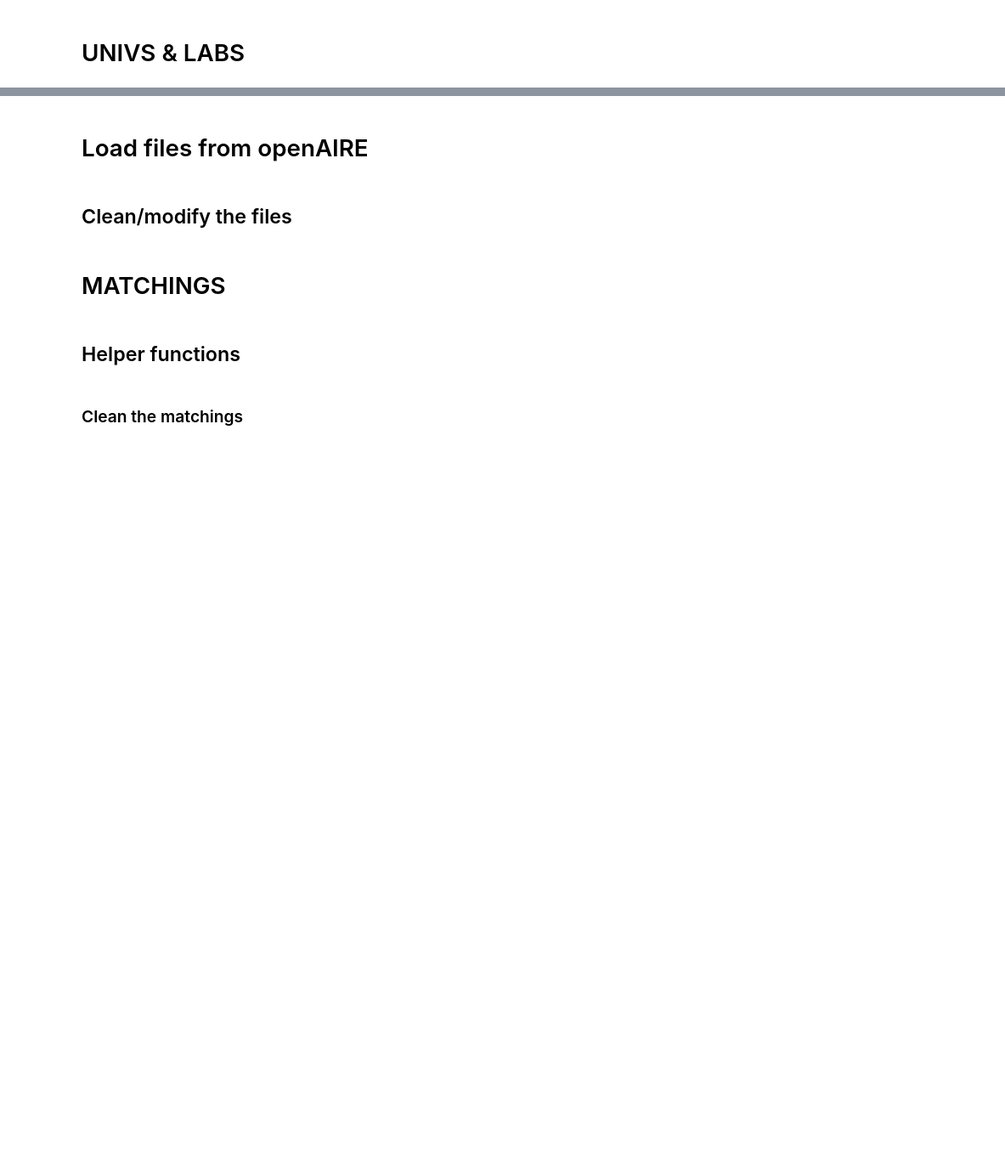
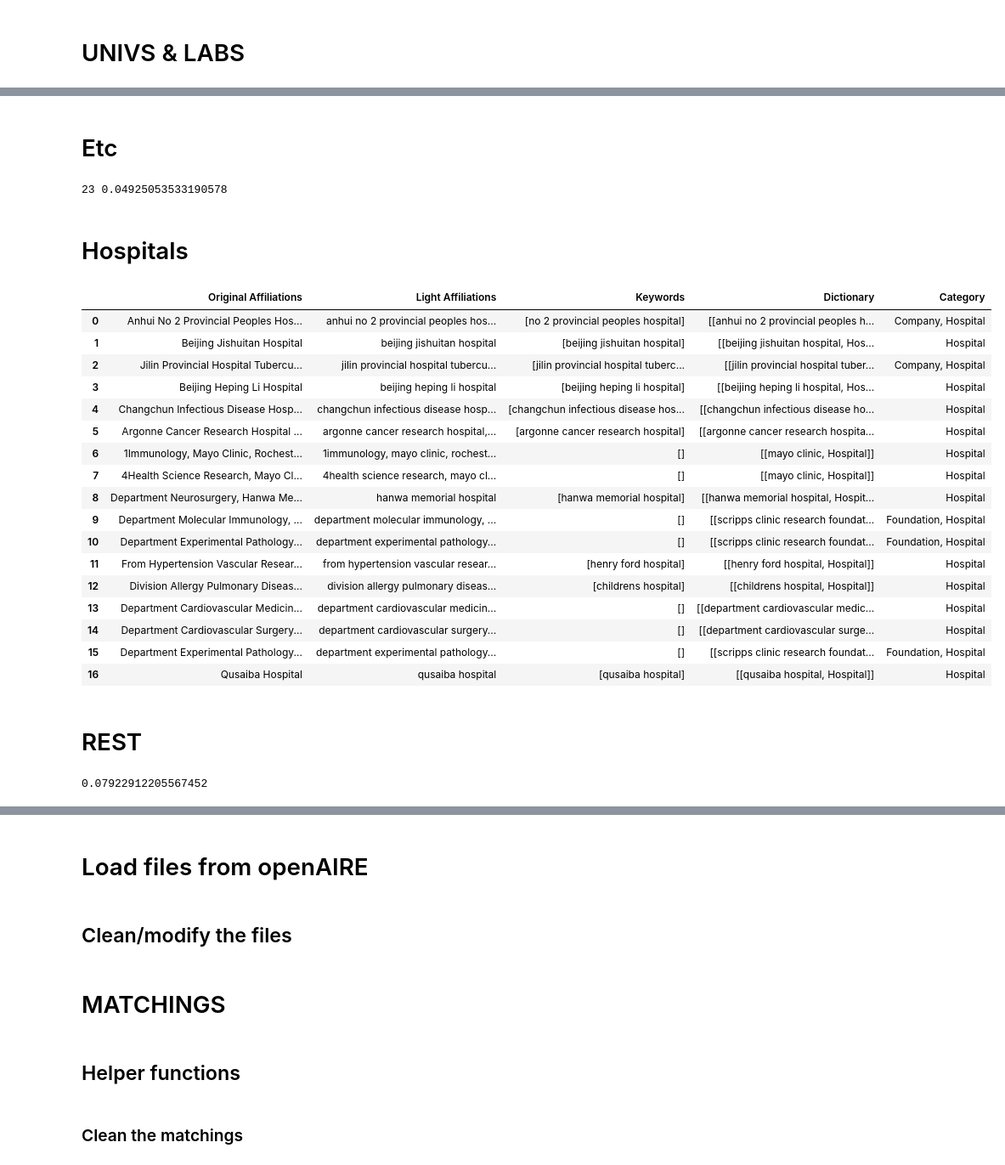
Before and after one commit to mkallipo/affiliation-matching, a Jupyter notebook: matching.ipynb, the cells around one changed output, grey strips where cells are left out. Shown: that part at 85% size. Cells and saved outputs as stored; diff of their text form; code cells hidden in the pictures; blank space fills up the shorter version.

```diff
--- a/matching.ipynb
+++ b/matching.ipynb
@@ -512,2 +658,4 @@ len(affilDF1[affilDF1['category'] == 'Rest'])
+# %%
+affDF['Keywords'] = affiliationsSimpleN
 # %% [markdown]
 # UNIVS & LABS
@@ -514,3 +674,3 @@ len(affilDF1[affilDF1['category'] == 'Rest'])
 # %%
-univLabs = [i for i in range(len(affilDF1)) if 'Laboratory' in affilDF1['category'].iloc[i]
-            or 'Univ/Inst' in  affilDF1['category'].iloc[i]]
+univLabs = [i for i in range(len(affDF)) if 'Laboratory' in affDF['Category'].iloc[i]
+            or 'Univ/Inst' in  affDF['Category'].iloc[i]]
@@ -521,0 +705,49 @@ univLabsDF.drop(columns = ['index'], inplace = True)
+# %% [markdown]
+# Etc
+# %%
+Etc = [i for i in range(len(affDF)) if i not in univLabs and ('Hospital'  in  affDF['Category'].iloc[i]
+            or 'Foundation' in  affDF['Category'].iloc[i]
+            or 'Company' in  affDF['Category'].iloc[i]
+            or 'Museum' in  affDF['Category'].iloc[i]
+            or 'Government' in  affDF['Category'].iloc[i])]
+
+
+EtcDF = affDF.iloc[Etc].copy()
+EtcDF.reset_index(inplace = True)
+EtcDF.drop(columns = ['index'], inplace = True)
+
+print(len(Etc), len(Etc)/len(affDF))
+# %% [output]
+23 0.04925053533190578
+# %% [markdown]
+# Hospitals
+# %%
+hospitals = [i for i in range(len(affDF)) if i not in univLabs and 'Hospital' in affDF['Category'].iloc[i]]
+# %%
+
+hospitalDF = affDF.iloc[hospitals].copy()
+hospitalDF.reset_index(inplace = True)
+hospitalDF.drop(columns = ['index'], inplace = True)
+# %%
+hospitalDF
+# %% [output]
+|  | Original Affiliations | Light Affiliations | Keywords | Dictionary | Category |
+| 0 | Anhui No 2 Provincial Peoples Hos... | anhui no 2 provincial peoples hos... | [no 2 provincial peoples hospital] | [[anhui no 2 provincial peoples h... | Company, Hospital |
+| 1 | Beijing Jishuitan Hospital | beijing jishuitan hospital | [beijing jishuitan hospital] | [[beijing jishuitan hospital, Hos... | Hospital |
+| 2 | Jilin Provincial Hospital Tubercu... | jilin provincial hospital tubercu... | [jilin provincial hospital tuberc... | [[jilin provincial hospital tuber... | Company, Hospital |
+| 3 | Beijing Heping Li Hospital | beijing heping li hospital | [beijing heping li hospital] | [[beijing heping li hospital, Hos... | Hospital |
+| 4 | Changchun Infectious Disease Hosp... | changchun infectious disease hosp... | [changchun infectious disease hos... | [[changchun infectious disease ho... | Hospital |
+| 5 | Argonne Cancer Research Hospital ... | argonne cancer research hospital,... | [argonne cancer research hospital] | [[argonne cancer research hospita... | Hospital |
+| 6 | 1Immunology, Mayo Clinic, Rochest... | 1immunology, mayo clinic, rochest... | [] | [[mayo clinic, Hospital]] | Hospital |
+| 7 | 4Health Science Research, Mayo Cl... | 4health science research, mayo cl... | [] | [[mayo clinic, Hospital]] | Hospital |
+| 8 | Department Neurosurgery, Hanwa Me... | hanwa memorial hospital | [hanwa memorial hospital] | [[hanwa memorial hospital, Hospit... | Hospital |
+| 9 | Department Molecular Immunology, ... | department molecular immunology, ... | [] | [[scripps clinic research foundat... | Foundation, Hospital |
+| 10 | Department Experimental Pathology... | department experimental pathology... | [] | [[scripps clinic research foundat... | Foundation, Hospital |
+| 11 | From Hypertension Vascular Resear... | from hypertension vascular resear... | [henry ford hospital] | [[henry ford hospital, Hospital]] | Hospital |
+| 12 | Division Allergy Pulmonary Diseas... | division allergy pulmonary diseas... | [childrens hospital] | [[childrens hospital, Hospital]] | Hospital |
+| 13 | Department Cardiovascular Medicin... | department cardiovascular medicin... | [] | [[department cardiovascular medic... | Hospital |
+| 14 | Department Cardiovascular Surgery... | department cardiovascular surgery... | [] | [[department cardiovascular surge... | Hospital |
+| 15 | Department Experimental Pathology... | department experimental pathology... | [] | [[scripps clinic research foundat... | Foundation, Hospital |
+| 16 | Qusaiba Hospital | qusaiba hospital | [qusaiba hospital] | [[qusaiba hospital, Hospital]] | Hospital |
+# %% [markdown]
+# REST
@@ -521,0 +760,4 @@ univLabsDF.drop(columns = ['index'], inplace = True)
+# %%
+len(restDF)/len(affDF)
+# %% [output]
+0.07922912205567452
```
Also changed, not shown: parts of 165 cells of this notebook.
